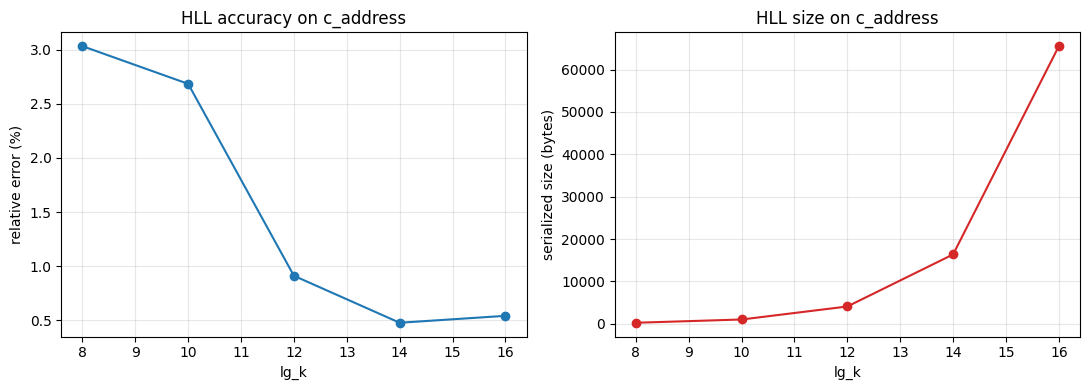
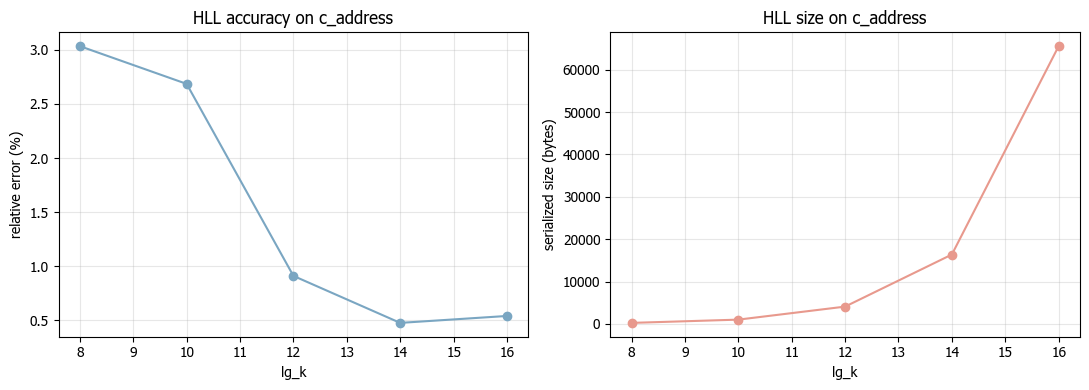
The notebook cell's code change between the first figure and the second:
--- before
+++ after
@@ -13,5 +13,5 @@
     ax1.set_xlabel("lg_k"); ax1.set_ylabel("relative error (%)")
     ax1.set_title("HLL accuracy on c_address"); ax1.grid(True, alpha=0.3)
-    ax2.plot(lg_ks, sizes, "o-", color="tab:red")
+    ax2.plot(lg_ks, sizes, "o-", color=_PASTEL[1])
     ax2.set_xlabel("lg_k"); ax2.set_ylabel("serialized size (bytes)")
     ax2.set_title("HLL size on c_address"); ax2.grid(True, alpha=0.3)

Commit: docs(notebooks): apply Tahoma + pastel house style to plots